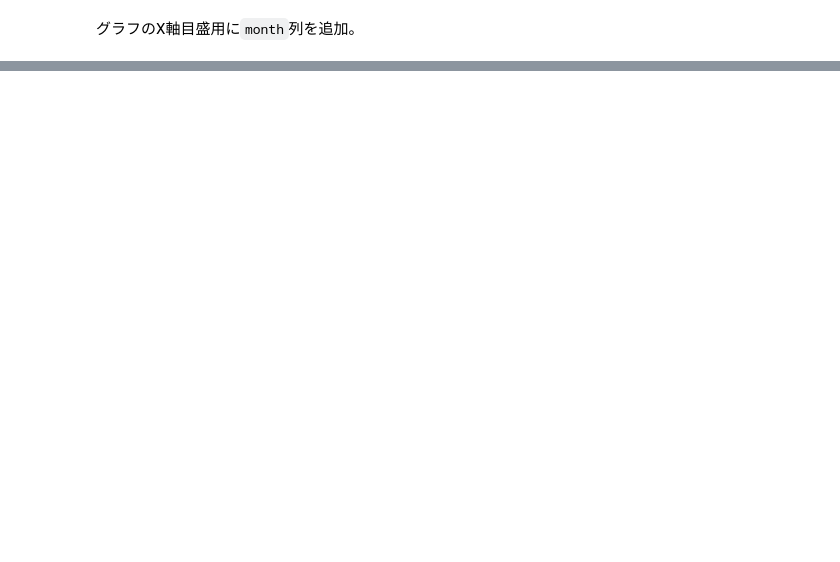
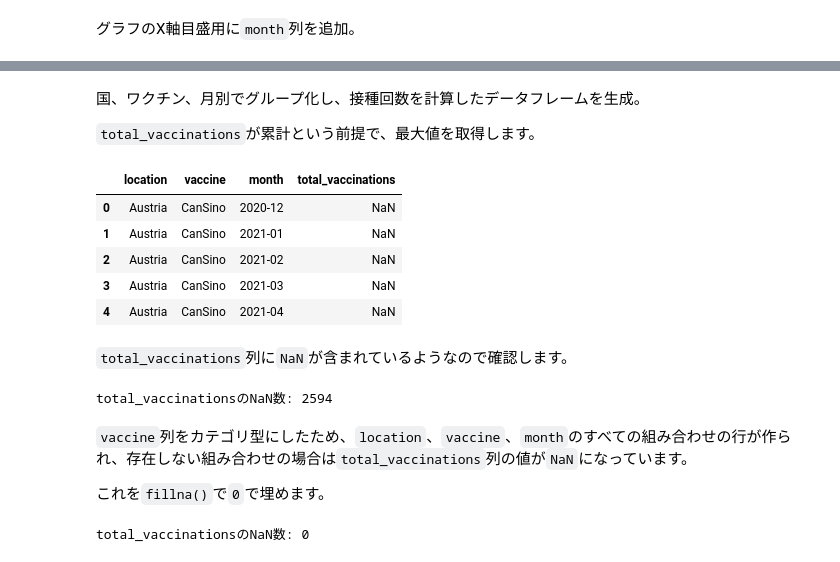
Before and after one commit to hosaka893/introduction_to_pandas, a Jupyter notebook: 01_データの把握/課題B.ipynb, the cells around one changed output, grey strips where cells are left out. Cells and saved outputs as stored; diff of their text form; code cells hidden in the pictures; blank space fills up the shorter version.

```diff
--- a/01_データの把握/課題B.ipynb
+++ b/01_データの把握/課題B.ipynb
@@ -142,0 +301,5 @@ country_vaccinations_by_manufacturer_df['month'] = pd.to_datetime(
+# %%
+country_vaccinations_by_manufacturer_df['vaccine'] = country_vaccinations_by_manufacturer_df['vaccine'] \
+                                                     .astype('category')
+
+country_vaccinations_by_manufacturer_df['vaccine']
@@ -143,7 +320,34 @@ country_vaccinations_by_manufacturer_df['month'] = pd.to_datetime(
+# %% [markdown]
+国、ワクチン、月別でグループ化し、接種回数を計算したデータフレームを生成。
+
+`total_vaccinations`が累計という前提で、最大値を取得します。
 # %%
-vaccinations_by_manufacturer_df = country_vaccinations_by_manufacturer_df \
-                                    .groupby(['vaccine', 'month']) \
-                                    .agg({'total_vaccinations': 'sum'}) \
-                                    .reset_index()
+location_vaccine_month_df = country_vaccinations_by_manufacturer_df \
+                                     .groupby(['location', 'vaccine', 'month']) \
+                                     .agg({'total_vaccinations': 'max'}) \
+                                     .reset_index()
 
-vaccinations_by_manufacturer_df.head()
+location_vaccine_month_df.head()
+# %% [output]
+|  | location | vaccine | month | total_vaccinations |
+| 0 | Austria | CanSino | 2020-12 | NaN |
+| 1 | Austria | CanSino | 2021-01 | NaN |
+| 2 | Austria | CanSino | 2021-02 | NaN |
+| 3 | Austria | CanSino | 2021-03 | NaN |
+| 4 | Austria | CanSino | 2021-04 | NaN |
+# %% [markdown]
+`total_vaccinations`列に`NaN`が含まれているようなので確認します。
+# %%
+print(f"total_vaccinationsのNaN数: {location_vaccine_month_df['total_vaccinations'].isna().sum()}")
+# %% [output]
+total_vaccinationsのNaN数: 2594
+# %% [markdown]
+`vaccine`列をカテゴリ型にしたため、`location`、`vaccine`、`month`のすべての組み合わせの行が作られ、存在しない組み合わせの場合は`total_vaccinations`列の値が`NaN`になっています。
+
+これを`fillna()`で`0`で埋めます。
+# %%
+location_vaccine_month_df['total_vaccinations'].fillna(0, inplace=True)
+
+print(f"total_vaccinationsのNaN数: {location_vaccine_month_df['total_vaccinations'].isna().sum()}")
+# %% [output]
+total_vaccinationsのNaN数: 0
```
Also changed, not shown: parts of 39 cells of this notebook.
